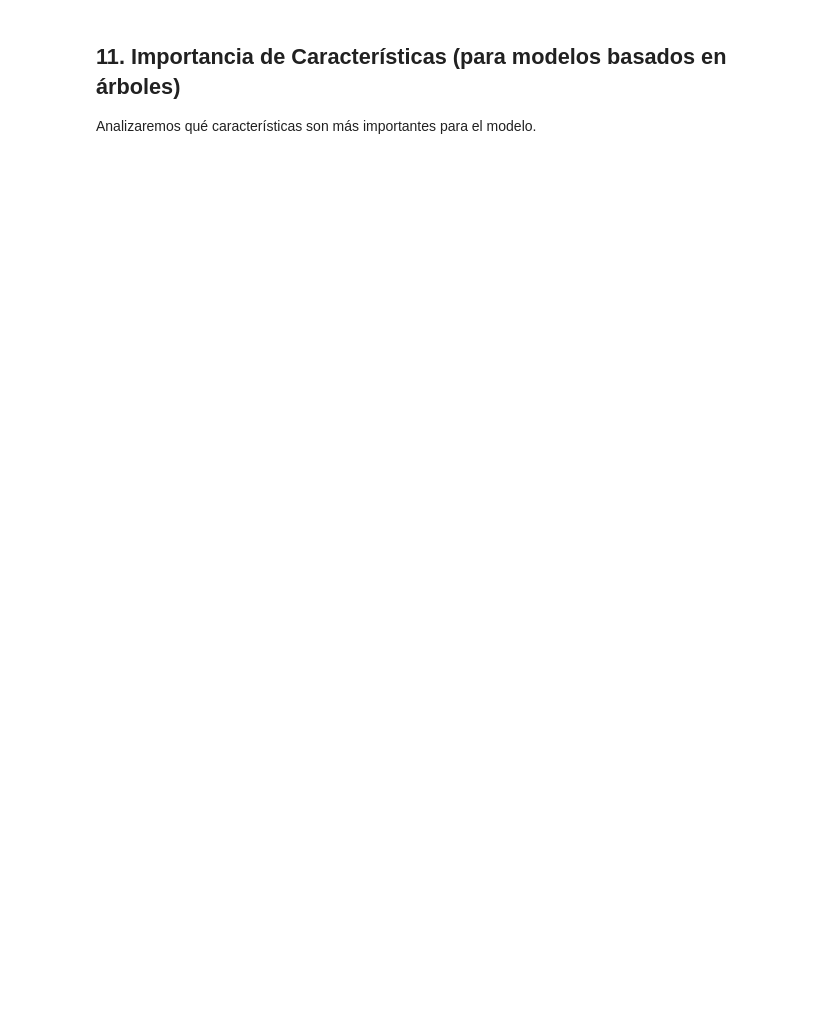
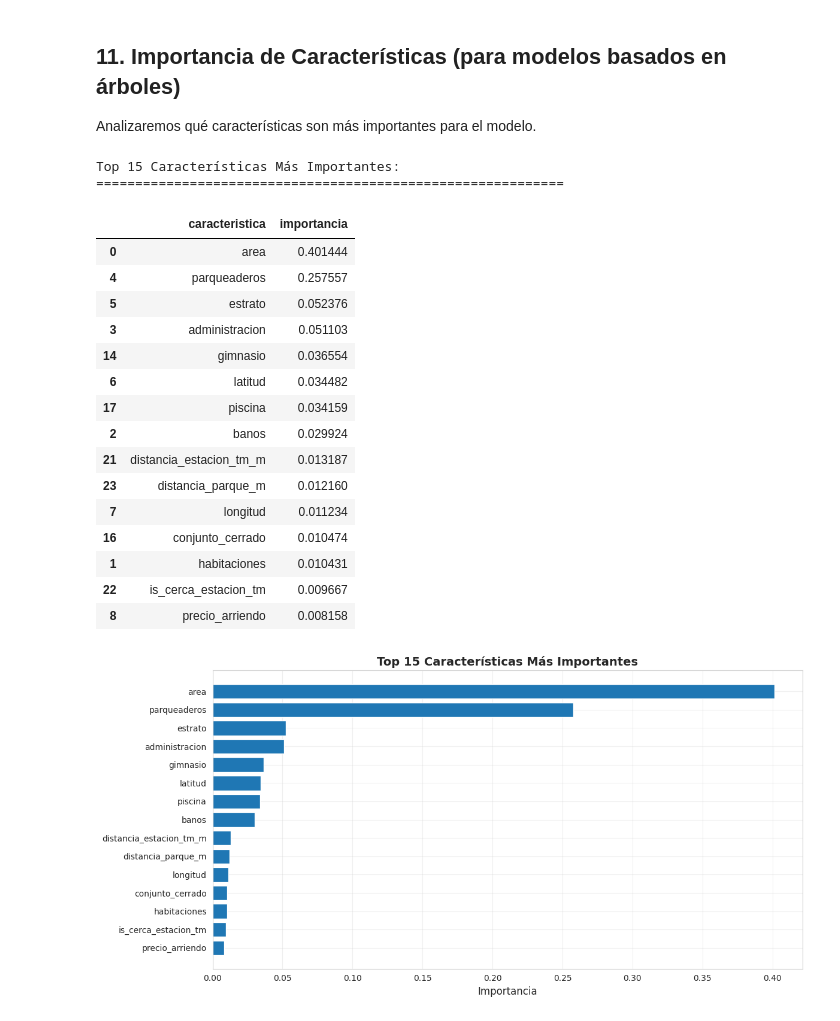
Before and after one commit to iGotty/Taller_2_DataScience, a Jupyter notebook: notebooks/02_Modelado_y_Evaluacion.ipynb, the cells around one changed output. Drawn from its saved outputs; the diff is of its cells as text; code cells hidden in the pictures; blank space fills up the shorter version.

```diff
--- a/notebooks/02_Modelado_y_Evaluacion.ipynb
+++ b/notebooks/02_Modelado_y_Evaluacion.ipynb
@@ -460,27 +601,60 @@ print(f"  Porcentaje: {porcentaje_umbral:.2f}%")
 
 Analizaremos qué características son más importantes para el modelo.
 # %%
-# Importancia de características (para Random Forest)
-importancias = pd.DataFrame({
-    'caracteristica': caracteristicas_modelo,
-    'importancia': rf_model.feature_importances_
-}).sort_values('importancia', ascending=False)
+# Importancia de características (para modelos basados en árboles)
+if mejor_modelo_nombre in ['Random Forest', 'Gradient Boosting', 'XGBoost', 'LightGBM']:
+    if mejor_modelo_nombre == 'Random Forest':
+        modelo_para_importancia = rf_model
+    elif mejor_modelo_nombre == 'Gradient Boosting':
+        modelo_para_importancia = gb_model
+    elif mejor_modelo_nombre == 'XGBoost':
+        modelo_para_importancia = xgb_model
+    else:
+        modelo_para_importancia = lgb_model
 
-print("\nTop 15 Características Más Importantes:")
-print("=" * 60)
-display(importancias.head(15))
+    importancias = pd.DataFrame({
+        'caracteristica': caracteristicas_modelo,
+        'importancia': modelo_para_importancia.feature_importances_
+    }).sort_values('importancia', ascending=False)
 
-# Visualización
-plt.figure(figsize=(12, 6))
-top_features = importancias.head(15)
-plt.barh(range(len(top_features)), top_features['importancia'])
-plt.yticks(range(len(top_features)), top_features['caracteristica'])
-plt.xlabel('Importancia', fontsize=12)
-plt.title('Top 15 Características Más Importantes', fontsize=14, fontweight='bold')
-plt.gca().invert_yaxis()
-plt.grid(True, alpha=0.3)
-plt.tight_layout()
-plt.show()
+    print("\nTop 15 Características Más Importantes:")
+    print("=" * 60)
+    display(importancias.head(15))
+
+    # Visualización
+    plt.figure(figsize=(12, 6))
+    top_features = importancias.head(15)
+    plt.barh(range(len(top_features)), top_features['importancia'])
+    plt.yticks(range(len(top_features)), top_features['caracteristica'])
+    plt.xlabel('Importancia', fontsize=12)
+    plt.title('Top 15 Características Más Importantes', fontsize=14, fontweight='bold')
+    plt.gca().invert_yaxis()
+    plt.grid(True, alpha=0.3)
+    plt.tight_layout()
+    plt.show()
+else:
+    print("\nModelos lineales no tienen feature_importances_.")
+    print("Para ver la importancia, se pueden analizar los coeficientes absolutos.")
+# %% [output]
+Top 15 Características Más Importantes:
+============================================================
+|  | caracteristica | importancia |
+| 0 | area | 0.401444 |
+| 4 | parqueaderos | 0.257557 |
+| 5 | estrato | 0.052376 |
+| 3 | administracion | 0.051103 |
+| 14 | gimnasio | 0.036554 |
+| 6 | latitud | 0.034482 |
+| 17 | piscina | 0.034159 |
+| 2 | banos | 0.029924 |
+| 21 | distancia_estacion_tm_m | 0.013187 |
+| 23 | distancia_parque_m | 0.012160 |
+| 7 | longitud | 0.011234 |
+| 16 | conjunto_cerrado | 0.010474 |
+| 1 | habitaciones | 0.010431 |
+| 22 | is_cerca_estacion_tm | 0.009667 |
+| 8 | precio_arriendo | 0.008158 |
+[figure, added]
 # %% [markdown]
 ## 12. Resumen y Conclusiones
 
```
Also changed, not shown: parts of 28 cells of this notebook, 9 other files.
